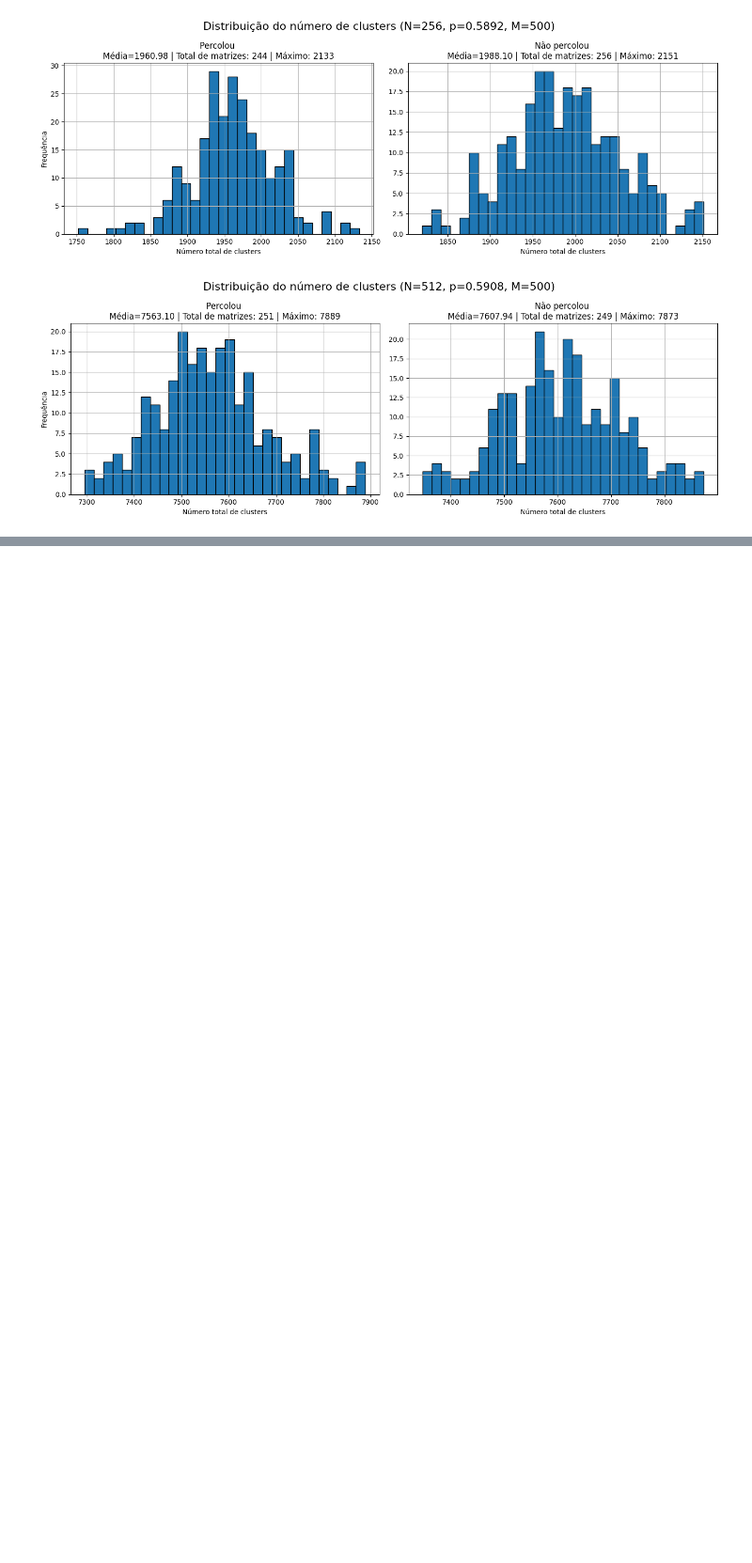
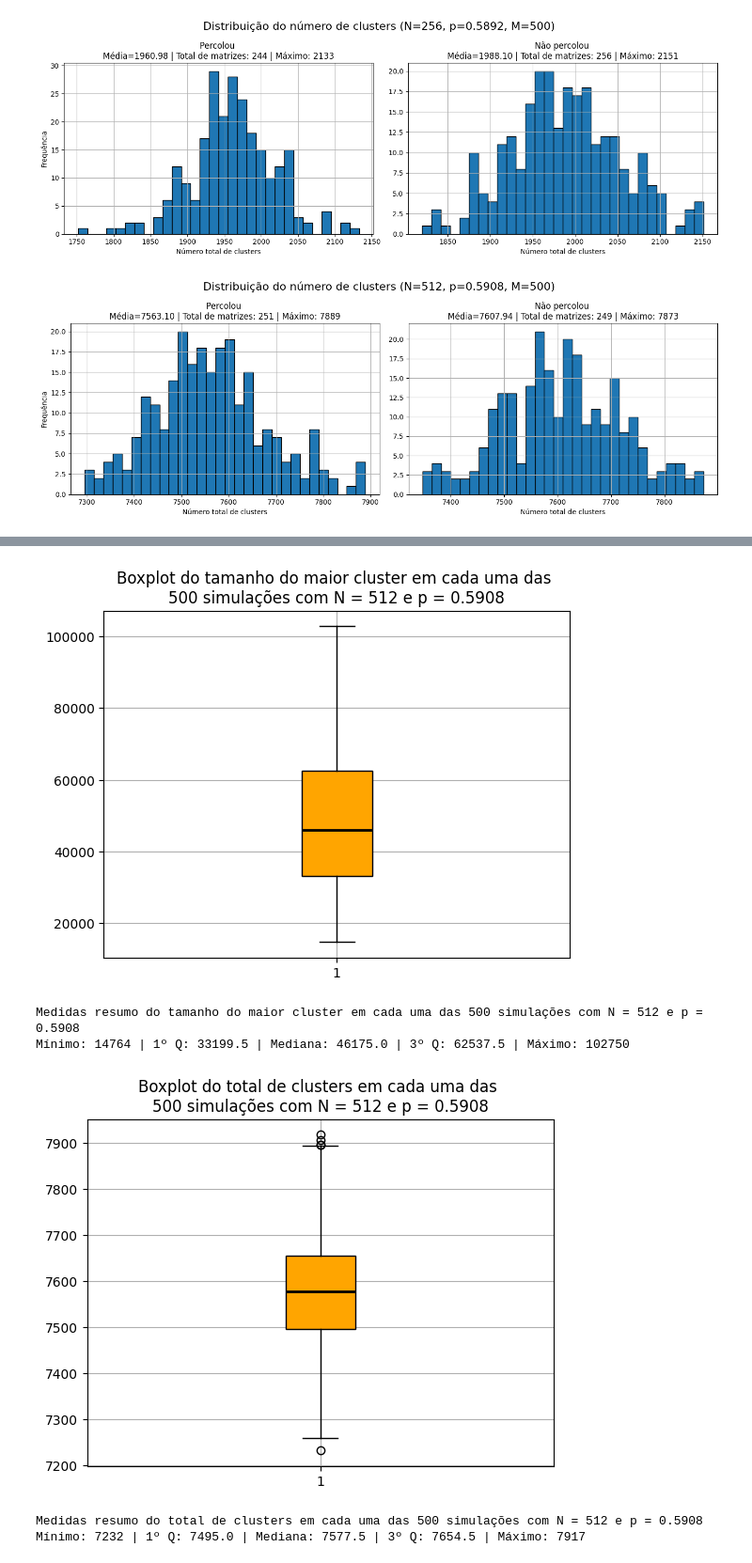
Before and after one commit to nicolassantm/projeto-percolacao-progestat, a Jupyter notebook: Percolacao_Por_Sitios_Em_Rede_Quadrada.ipynb, the cells around one changed output, grey strips where cells are left out. Shown at 94% size. Cells and saved outputs as stored; diff of their text form; code cells hidden in the pictures; blank space fills up the shorter version.

```diff
--- a/Percolacao_Por_Sitios_Em_Rede_Quadrada.ipynb
+++ b/Percolacao_Por_Sitios_Em_Rede_Quadrada.ipynb
@@ -384,0 +467,14 @@ grafico_num_clusters(N, estim_limiar, M)
+# %%
+np.random.seed(42)
+N = 512
+M = 500
+p = encontrar_limiar(N, M)
+boxplot_tam_clusters(N, p, M)
+boxplot_num_clusters(N, p, M)
+# %% [output]
+[figure, added]
+Medidas resumo do tamanho do maior cluster em cada uma das 500 simulações com N = 512 e p = 0.5908
+Mínimo: 14764 | 1º Q: 33199.5 | Mediana: 46175.0 | 3º Q: 62537.5 | Máximo: 102750
+[figure, added]
+Medidas resumo do total de clusters em cada uma das 500 simulações com N = 512 e p = 0.5908
+Mínimo: 7232 | 1º Q: 7495.0 | Mediana: 7577.5 | 3º Q: 7654.5 | Máximo: 7917
```
Also changed, not shown: parts of 17 cells of this notebook, 2 other files.
